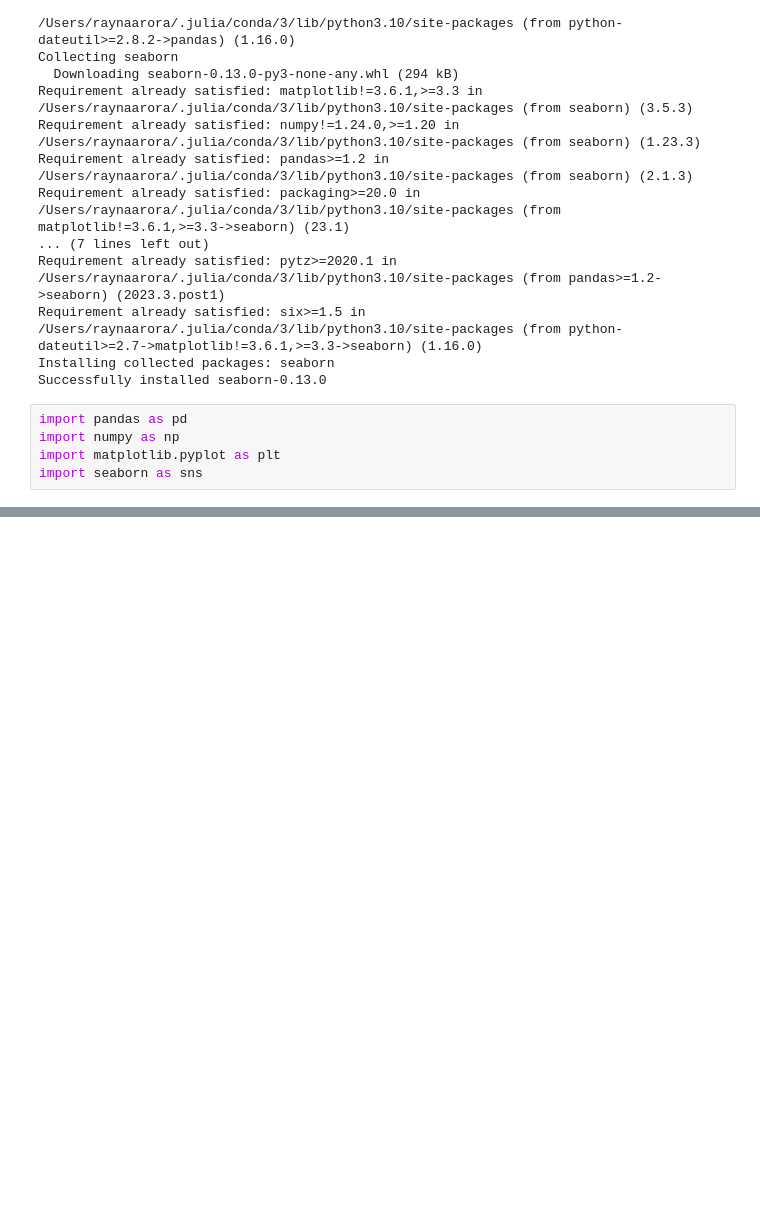
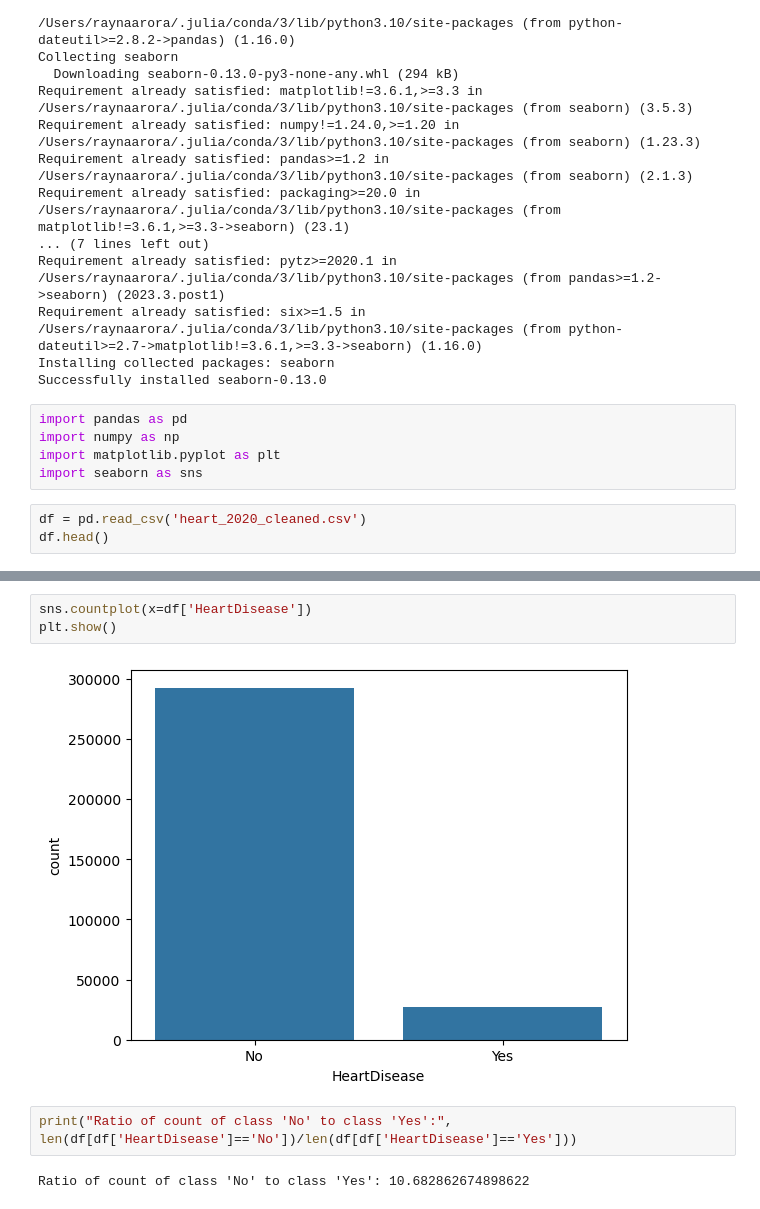
Before and after one commit to asmikumar/aidms, a Jupyter notebook: tests.ipynb, the cells around one changed output, grey strips where cells are left out. Drawn from its saved outputs; the diff is of its cells as text; blank space fills up the shorter version.

```diff
--- a/tests.ipynb
+++ b/tests.ipynb
@@ -24,3 +24,6 @@ import pandas as pd
 import numpy as np
 import matplotlib.pyplot as plt
 import seaborn as sns
+# %%
+df = pd.read_csv('heart_2020_cleaned.csv')
+df.head()
@@ -26,0 +58,9 @@ import seaborn as sns
+# %%
+sns.countplot(x=df['HeartDisease'])
+plt.show()
+# %% [output]
+[figure, added]
+# %%
+print("Ratio of count of class 'No' to class 'Yes':", len(df[df['HeartDisease']=='No'])/len(df[df['HeartDisease']=='Yes']))
+# %% [output]
+Ratio of count of class 'No' to class 'Yes': 10.682862674898622
```
Also changed, not shown: parts of 12 cells of this notebook.
